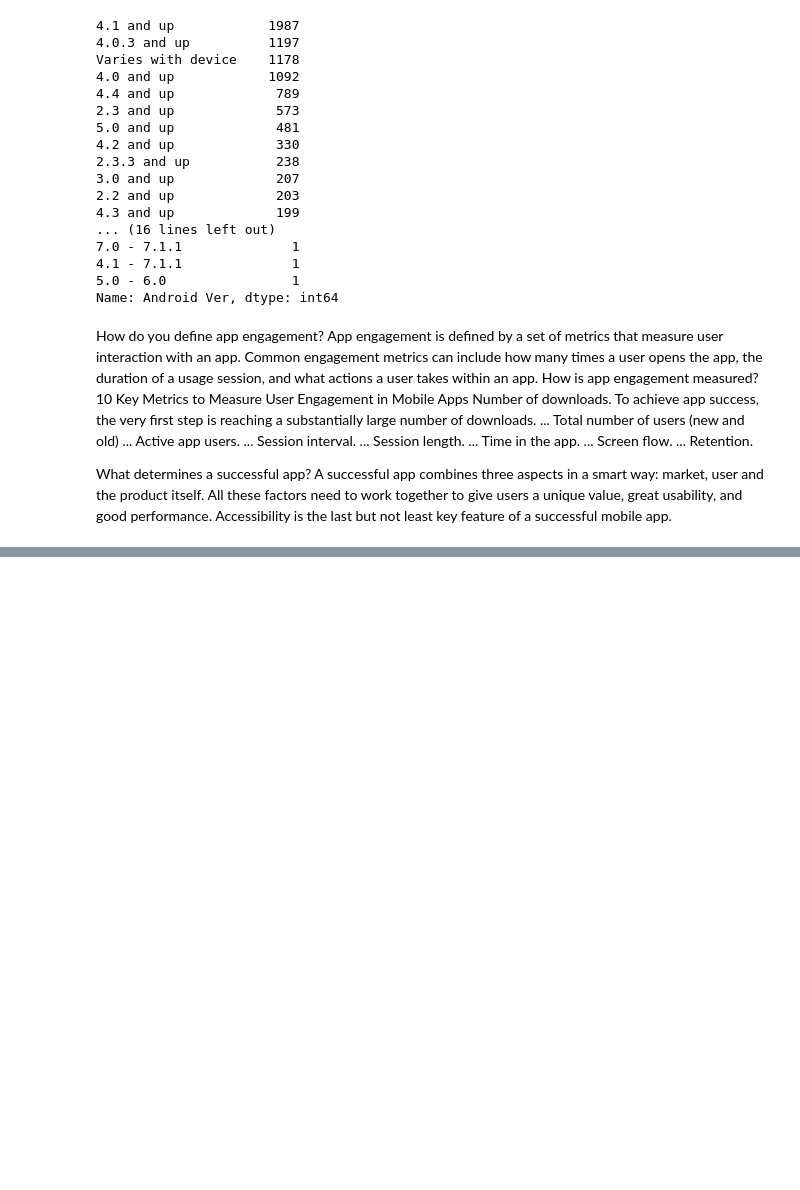
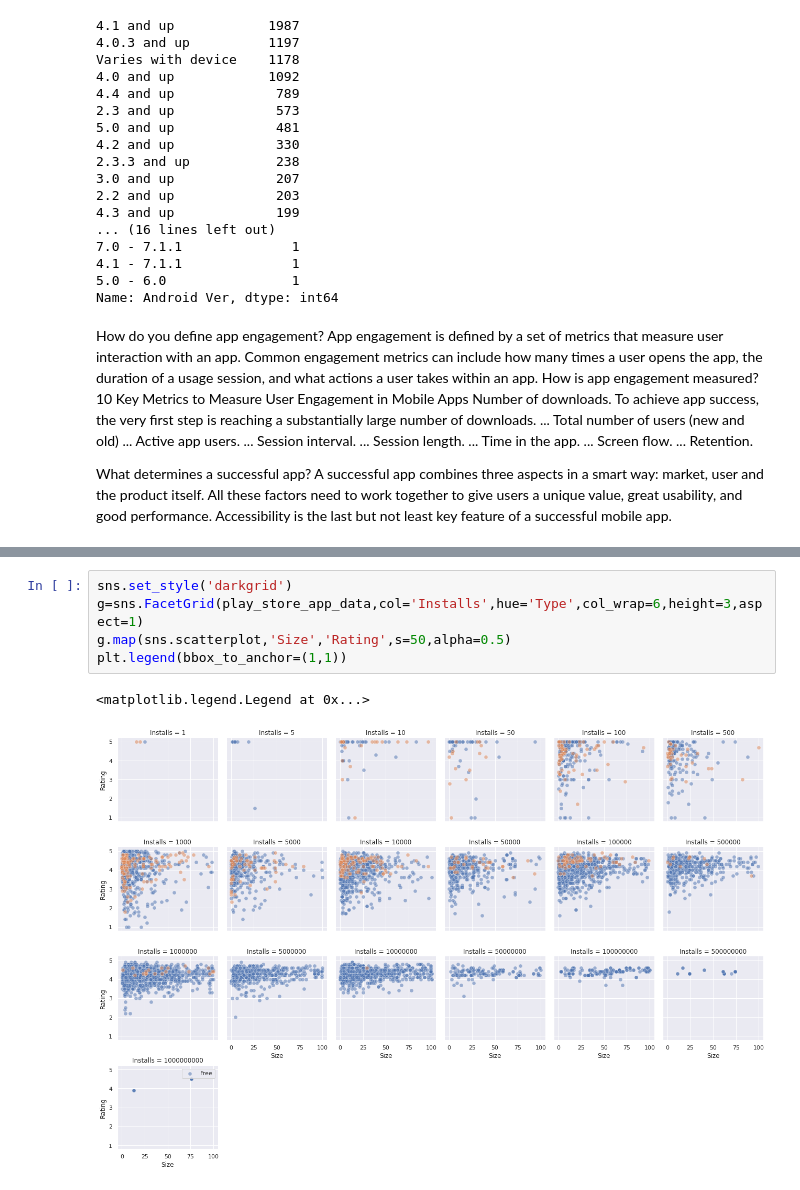
Before and after one commit to priyankashinde-DS/Play_Store_App, a Jupyter notebook: Play_Store_App_Review_Cpastone_Project.ipynb, the cells around one changed output, grey strips where cells are left out. Drawn from its saved outputs; the diff is of its cells as text; blank space fills up the shorter version.

```diff
--- a/Play_Store_App_Review_Cpastone_Project.ipynb
+++ b/Play_Store_App_Review_Cpastone_Project.ipynb
@@ -592,0 +607,8 @@ A successful app combines three aspects in a smart way: market, user and the pro
+# %%
+sns.set_style('darkgrid')
+g=sns.FacetGrid(play_store_app_data,col='Installs',hue='Type',col_wrap=6,height=3,aspect=1)
+g.map(sns.scatterplot,'Size','Rating',s=50,alpha=0.5)
+plt.legend(bbox_to_anchor=(1,1))
+# %% [output]
+<matplotlib.legend.Legend at 0x...>
+[figure, added]
```
Also changed, not shown: parts of 14 cells of this notebook.
